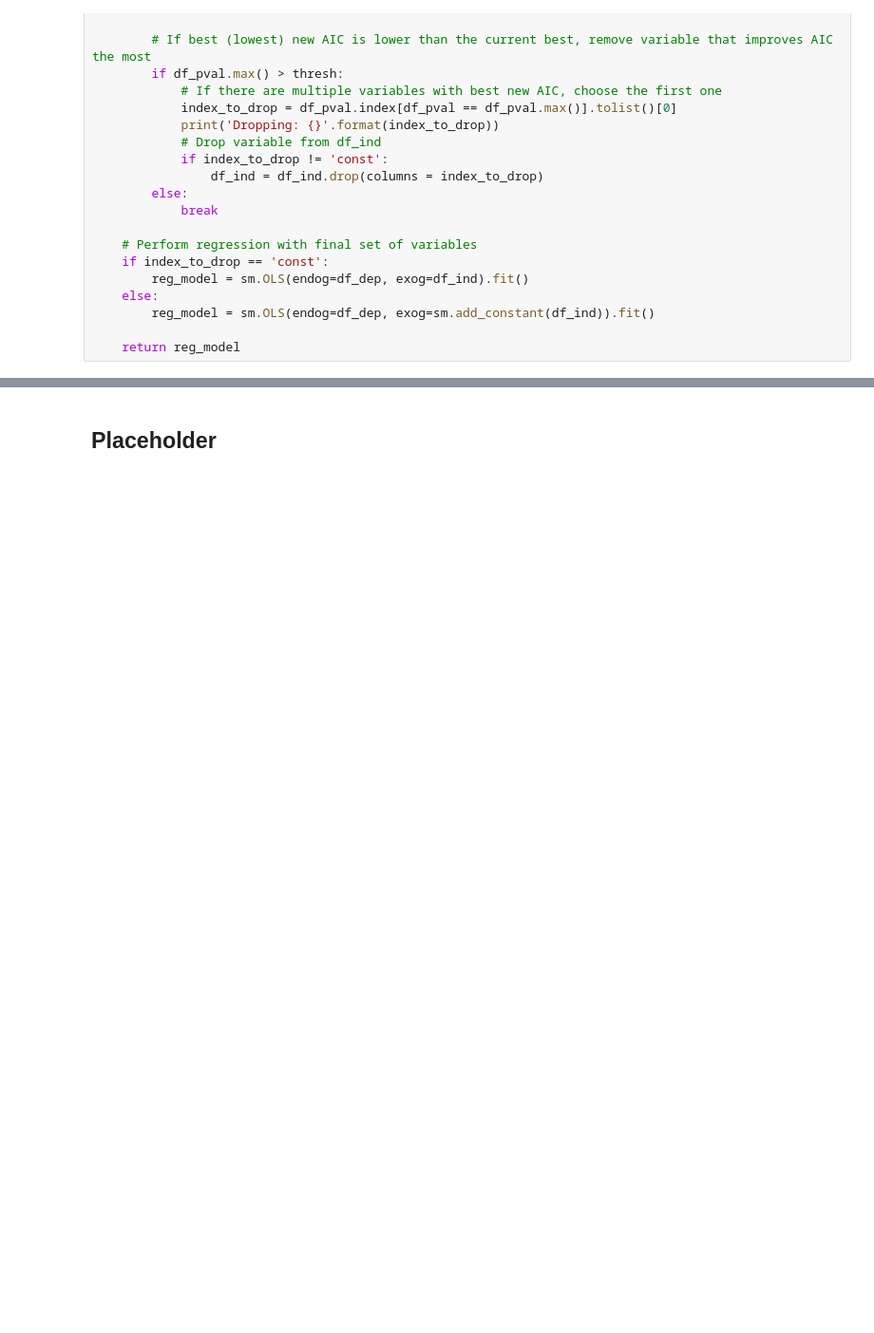
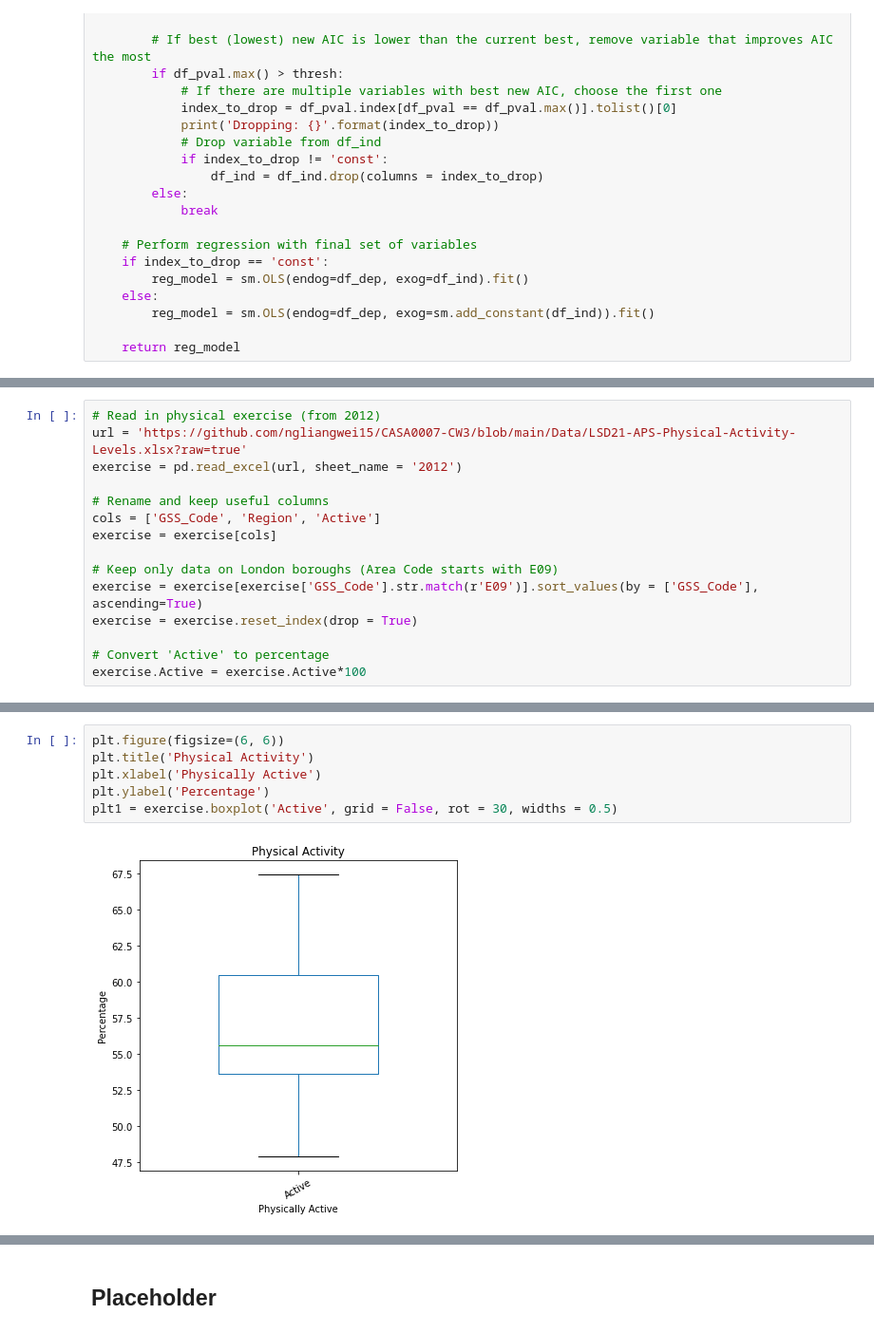
Before and after one commit to ngliangwei15/CASA0007-CW3, a Jupyter notebook: EDA.ipynb, the cells around one changed output, grey strips where cells are left out. Shown at 95% size. Cells and saved outputs as stored; diff of their text form; blank space fills up the shorter version.

```diff
--- a/EDA.ipynb
+++ b/EDA.ipynb
@@ -337,0 +577,15 @@ strong multicollinearity or other numerical problems.
+# %%
+# Read in physical exercise (from 2012)
+url = 'https://github.com/ngliangwei15/CASA0007-CW3/blob/main/Data/LSD21-APS-Physical-Activity-Levels.xlsx?raw=true'
+exercise = pd.read_excel(url, sheet_name = '2012')
+
+# Rename and keep useful columns
+cols = ['GSS_Code', 'Region', 'Active']
+exercise = exercise[cols]
+
+# Keep only data on London boroughs (Area Code starts with E09)
+exercise = exercise[exercise['GSS_Code'].str.match(r'E09')].sort_values(by = ['GSS_Code'], ascending=True)
+exercise = exercise.reset_index(drop = True)
+
+# Convert 'Active' to percentage
+exercise.Active = exercise.Active*100
@@ -337,0 +612,8 @@ strong multicollinearity or other numerical problems.
+# %%
+plt.figure(figsize=(6, 6))
+plt.title('Physical Activity')
+plt.xlabel('Physically Active')
+plt.ylabel('Percentage')
+plt1 = exercise.boxplot('Active', grid = False, rot = 30, widths = 0.5)
+# %% [output]
+[figure, added]
```
Also changed, not shown: parts of 53 cells of this notebook.
